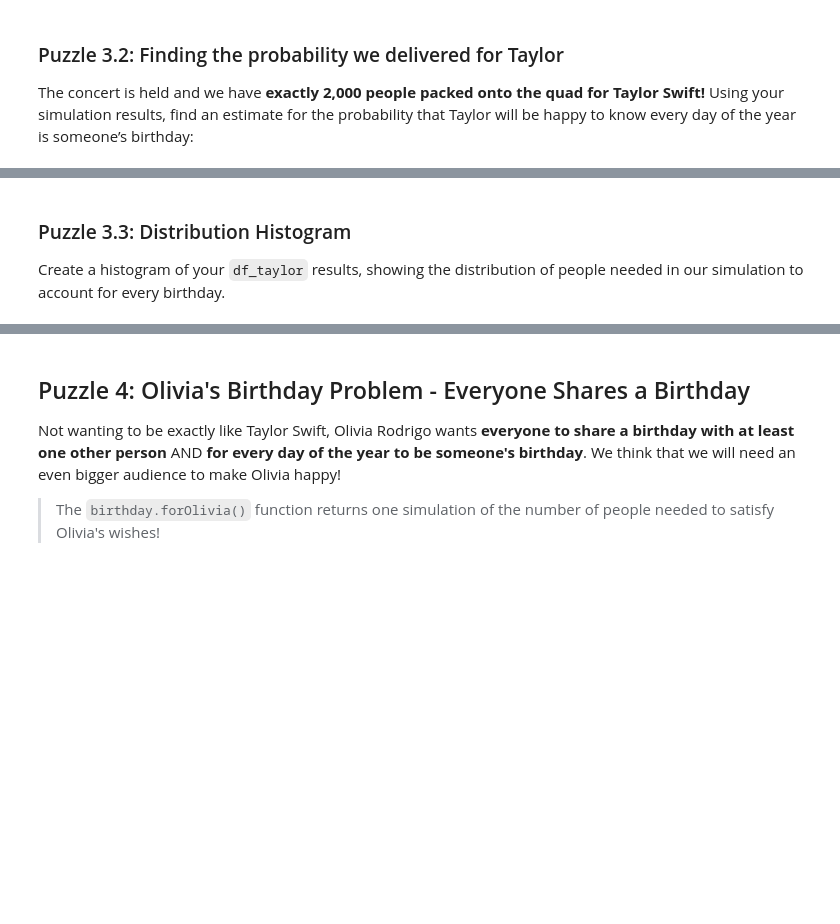
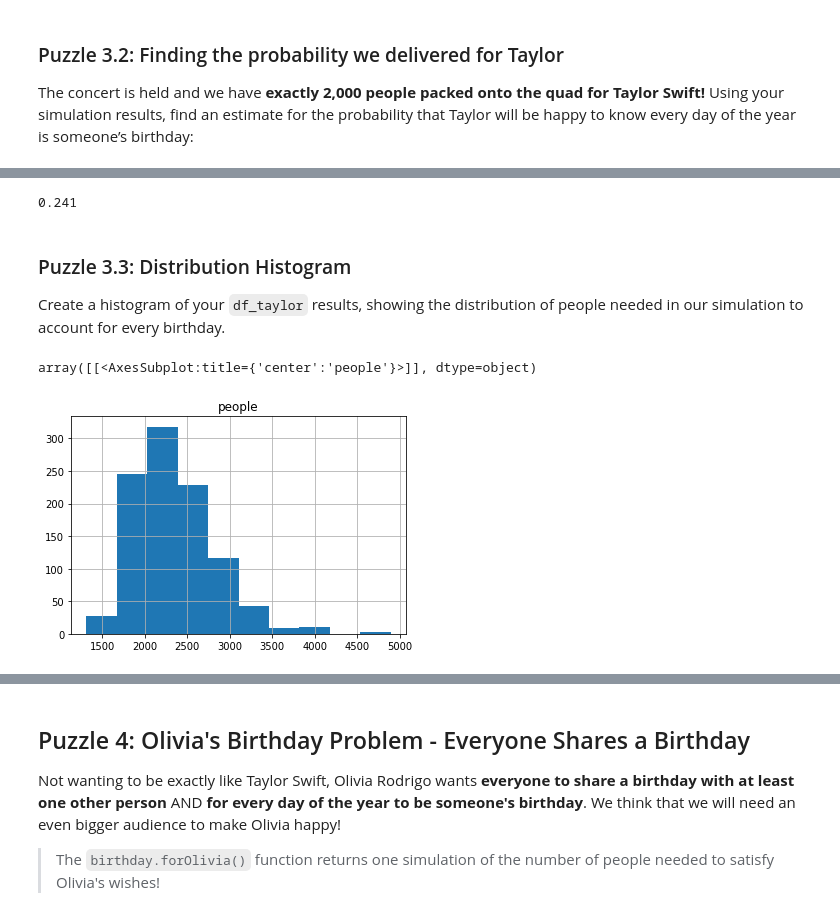
Before and after one commit to rgu6/Rachael-Gu, a Jupyter notebook: lab_birthday/lab_birthday.ipynb, the cells around one changed output, grey strips where cells are left out. Cells and saved outputs as stored; diff of their text form; code cells hidden in the pictures; blank space fills up the shorter version.

```diff
--- a/lab_birthday/lab_birthday.ipynb
+++ b/lab_birthday/lab_birthday.ipynb
@@ -312,5 +373,5 @@ Just like the previous puzzles, we have the function `birthday.forTaylor_DataFra
 
 Collect a new DataFrame, `df_taylor`, that stores at least 1,000 simulations of Taylor's wish!
 # %%
-df_taylor = ...
+df_taylor = birthday.forTaylor_DataFrame(1000)
 df_taylor
@@ -325,13 +414,18 @@ df_success
 # %%
-P_everyBirthday = ...
+P_everyBirthday = len(df_success) / len(df_taylor)
 P_everyBirthday
+# %% [output]
+0.241
 # %% [markdown]
 ### Puzzle 3.3: Distribution Histogram
 
 Create a histogram of your `df_taylor` results, showing the distribution of people needed in our simulation to account for every birthday.
 # %%
 # Create a histogram:
-...
+df_taylor.hist()
+# %% [output]
+array([[<AxesSubplot:title={'center':'people'}>]], dtype=object)
+[figure, added]
 # %%
 ## == TEST CASES for Puzzle 3 ==
 # - This read-only cell contains test cases for your previous cell.
```
Also changed, not shown: parts of 44 cells of this notebook.
